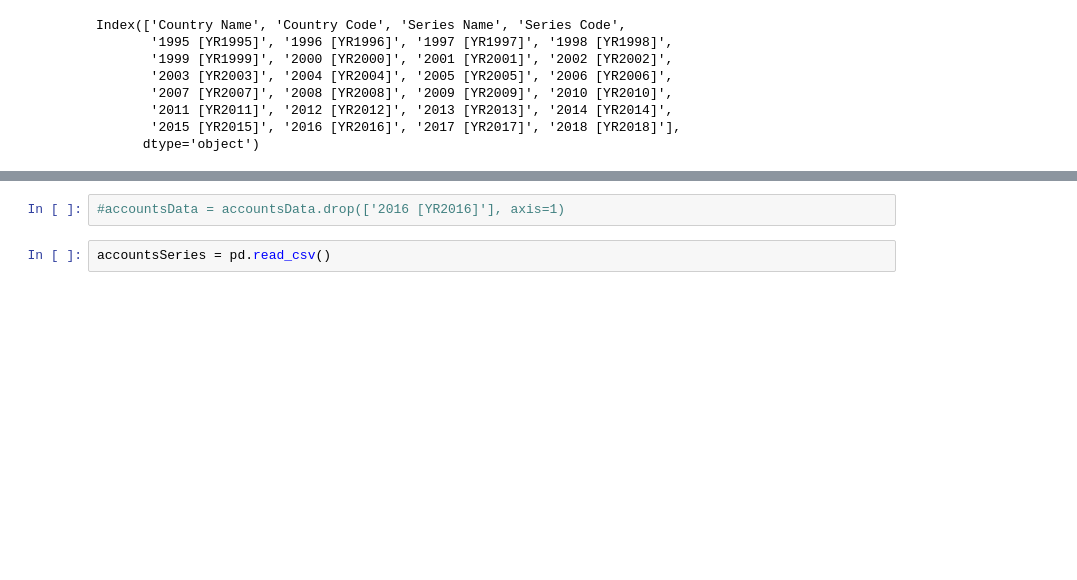
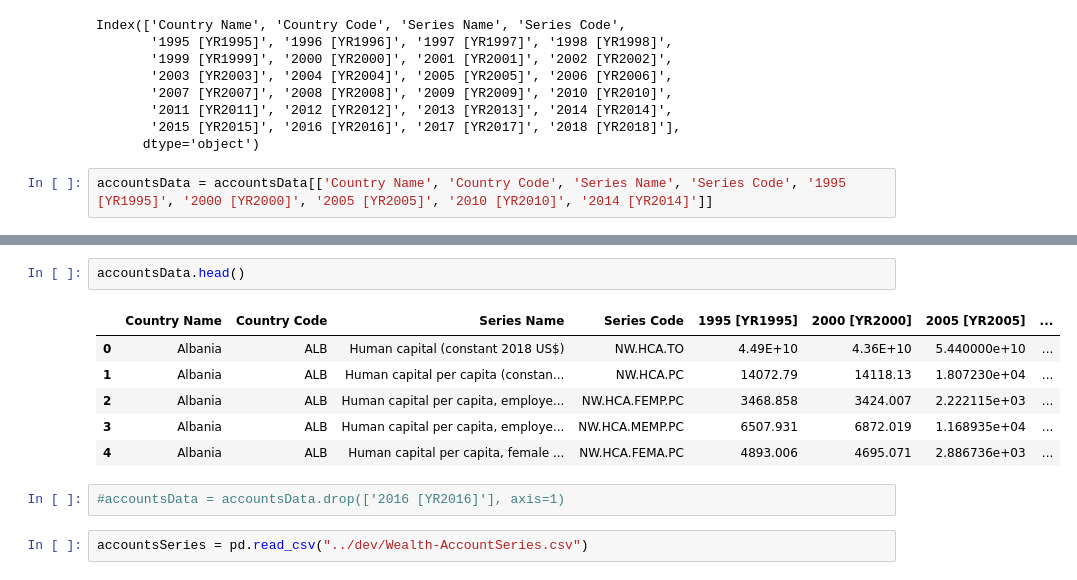
Before and after one commit to M21x1/PipeLiningEverythingProjetcs, a Jupyter notebook: end_to_end_project/writeup/exploring_data_writeup.ipynb, the cells around one changed output, grey strips where cells are left out. Drawn from its saved outputs; the diff is of its cells as text; blank space fills up the shorter version.

Commit message:
create structure and insert data

```diff
--- a/end_to_end_project/writeup/exploring_data_writeup.ipynb
+++ b/end_to_end_project/writeup/exploring_data_writeup.ipynb
@@ -94,3 +95,5 @@ Index(['Country Name', 'Country Code', 'Series Name', 'Series Code',
        '2011 [YR2011]', '2012 [YR2012]', '2013 [YR2013]', '2014 [YR2014]',
        '2015 [YR2015]', '2016 [YR2016]', '2017 [YR2017]', '2018 [YR2018]'],
       dtype='object')
+# %%
+accountsData = accountsData[['Country Name', 'Country Code', 'Series Name', 'Series Code', '1995 [YR1995]', '2000 [YR2000]', '2005 [YR2005]', '2010 [YR2010]', '2014 [YR2014]']]
@@ -97,4 +138,13 @@ Index(['Country Name', 'Country Code', 'Series Name', 'Series Code',
+# %%
+accountsData.head()
+# %% [output]
+|  | Country Name | Country Code | Series Name | Series Code | 1995 [YR1995] | 2000 [YR2000] | 2005 [YR2005] | ... |
+| 0 | Albania | ALB | Human capital (constant 2018 US$) | NW.HCA.TO | 4.49E+10 | 4.36E+10 | 5.440000e+10 | ... |
+| 1 | Albania | ALB | Human capital per capita (constan... | NW.HCA.PC | 14072.79 | 14118.13 | 1.807230e+04 | ... |
+| 2 | Albania | ALB | Human capital per capita, employe... | NW.HCA.FEMP.PC | 3468.858 | 3424.007 | 2.222115e+03 | ... |
+| 3 | Albania | ALB | Human capital per capita, employe... | NW.HCA.MEMP.PC | 6507.931 | 6872.019 | 1.168935e+04 | ... |
+| 4 | Albania | ALB | Human capital per capita, female ... | NW.HCA.FEMA.PC | 4893.006 | 4695.071 | 2.886736e+03 | ... |
 # %%
 #accountsData = accountsData.drop(['2016 [YR2016]'], axis=1)
 # %%
-accountsSeries = pd.read_csv()
+accountsSeries = pd.read_csv("../dev/Wealth-AccountSeries.csv")
```
Also changed, not shown: parts of 27 cells of this notebook.
